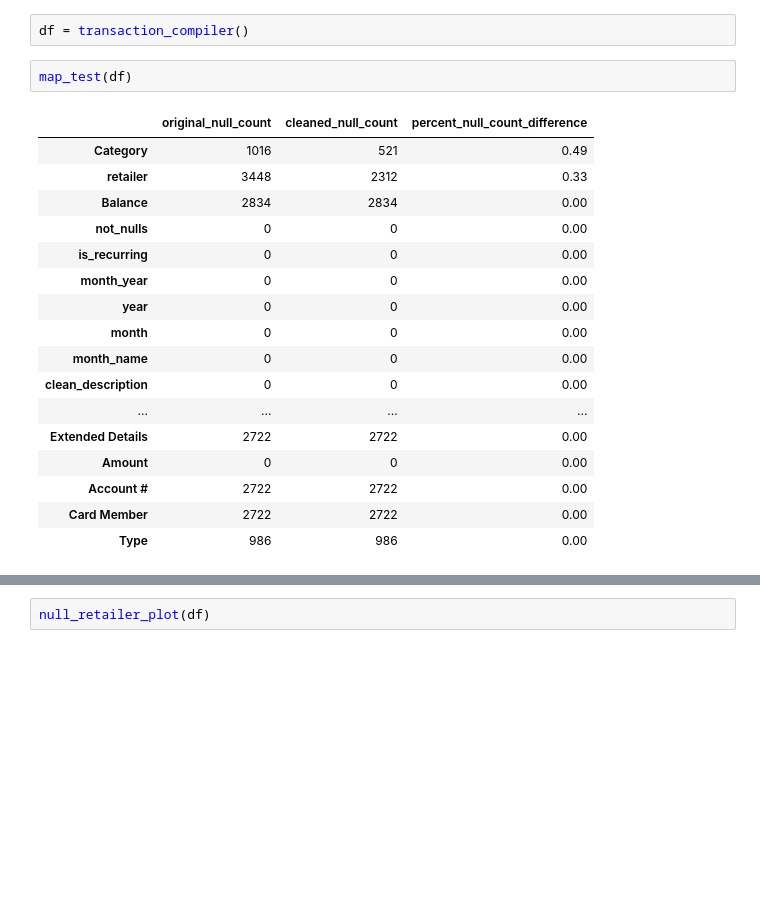
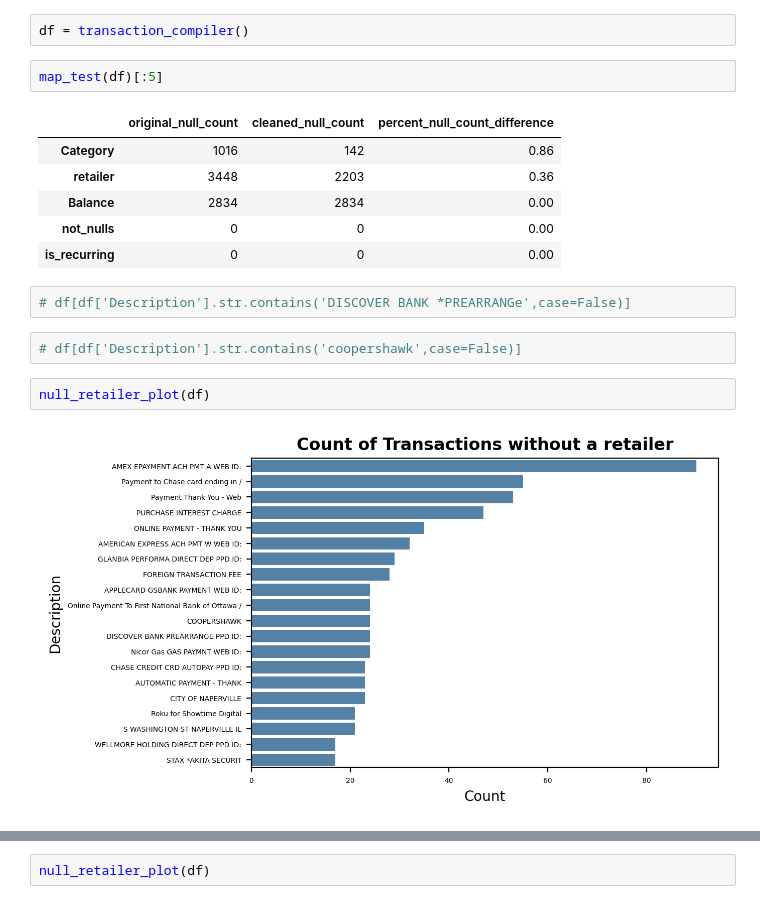
Before and after one commit to blombard24/financial-account-analysis, a Jupyter notebook: test_notebook.ipynb, the cells around one changed output, grey strips where cells are left out. Saved outputs shown, nothing was run; the diff lists cells and outputs as text; blank space fills up the shorter version.

Commit message:
added values for categories and retailers in mapper.py

```diff
--- a/test_notebook.ipynb
+++ b/test_notebook.ipynb
@@ -12,25 +12,22 @@ pd.set_option('display.max_colwidth', 100)
 # %%
 df = transaction_compiler()
 # %%
-map_test(df)
+map_test(df)[:5]
 # %% [output]
 |  | original_null_count | cleaned_null_count | percent_null_count_difference |
-| Category | 1016 | 521 | 0.49 |
-| retailer | 3448 | 2312 | 0.33 |
+| Category | 1016 | 142 | 0.86 |
+| retailer | 3448 | 2203 | 0.36 |
 | Balance | 2834 | 2834 | 0.00 |
 | not_nulls | 0 | 0 | 0.00 |
 | is_recurring | 0 | 0 | 0.00 |
-| month_year | 0 | 0 | 0.00 |
-| year | 0 | 0 | 0.00 |
-| month | 0 | 0 | 0.00 |
-| month_name | 0 | 0 | 0.00 |
-| clean_description | 0 | 0 | 0.00 |
-| ... | ... | ... | ... |
-| Extended Details | 2722 | 2722 | 0.00 |
-| Amount | 0 | 0 | 0.00 |
-| Account # | 2722 | 2722 | 0.00 |
-| Card Member | 2722 | 2722 | 0.00 |
-| Type | 986 | 986 | 0.00 |
+# %%
+# df[df['Description'].str.contains('DISCOVER BANK *PREARRANGe',case=False)]
+# %%
+# df[df['Description'].str.contains('coopershawk',case=False)]
+# %%
+null_retailer_plot(df)
+# %% [output]
+[figure, added]
 # %%
 null_cat_plot(df)
 # %% [output]
```
Also changed, not shown: parts of 1 cell of this notebook, 1 other file.
